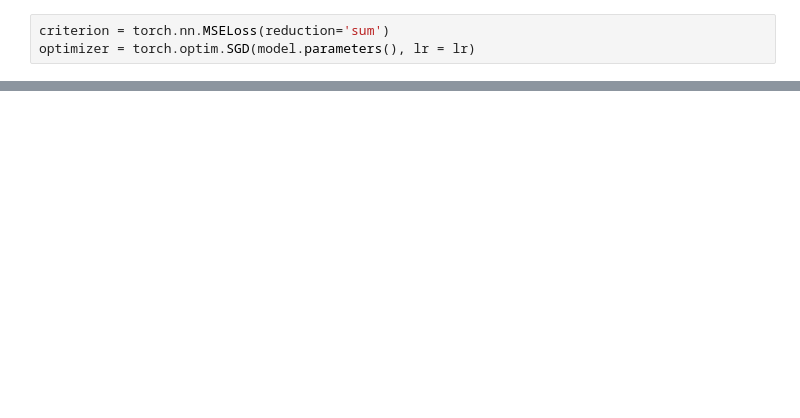
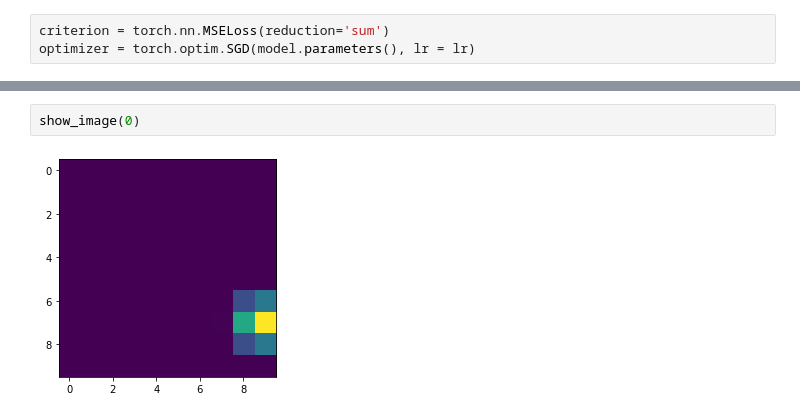
Before and after one commit to heatherbaier/social-sig, a Jupyter notebook: firstExample - WithGrad.ipynb, the cells around one changed output, grey strips where cells are left out. Drawn from its saved outputs; the diff is of its cells as text; blank space fills up the shorter version.

```diff
--- a/firstExample - WithGrad.ipynb
+++ b/firstExample - WithGrad.ipynb
@@ -145,0 +290,4 @@ None
+# %%
+show_image(0)
+# %% [output]
+[figure, added]
```
Also changed, not shown: parts of 13 cells of this notebook.
